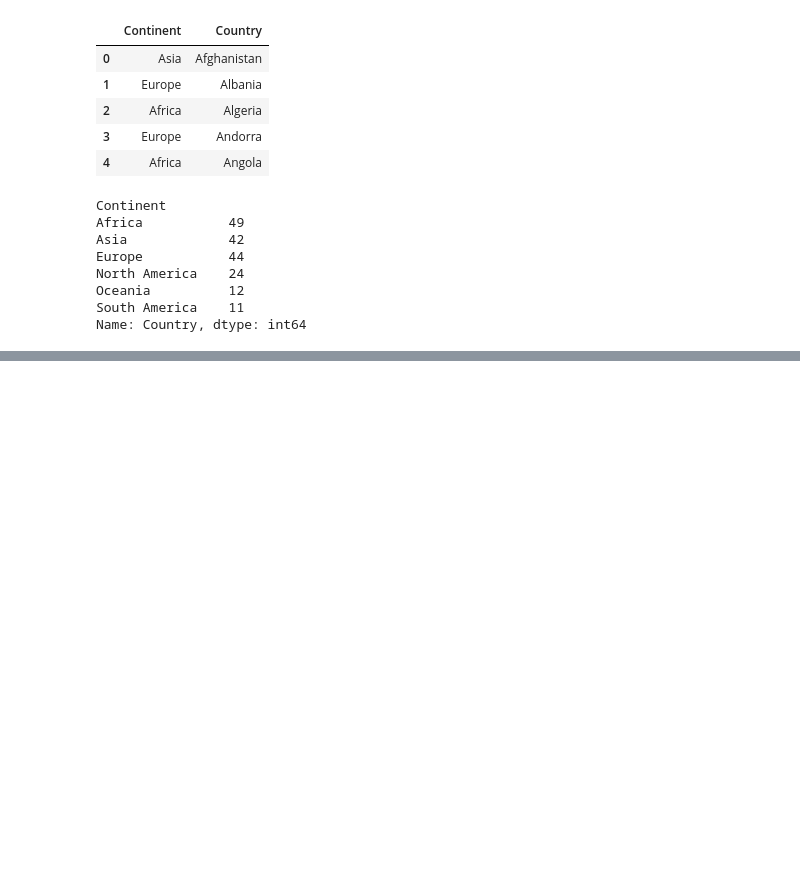
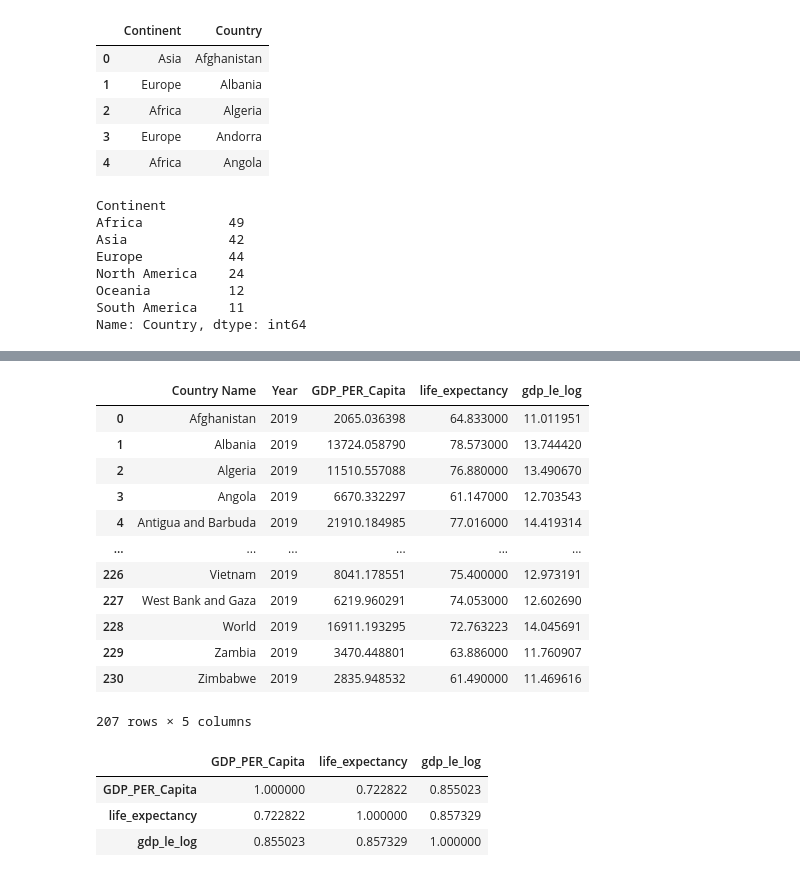
Before and after one commit to nss-data-science-cohort-6/un_data_question-tjsimpson524, a Jupyter notebook: notebooks/UN_Data_Exploration.ipynb, the cells around one changed output, grey strips where cells are left out. Cells and saved outputs as stored; diff of their text form; code cells hidden in the pictures; blank space fills up the shorter version.

```diff
--- a/notebooks/UN_Data_Exploration.ipynb
+++ b/notebooks/UN_Data_Exploration.ipynb
@@ -409,0 +597,27 @@ life_expectancy.melt(id_vars='Country Name')
+# %%
+gdp_le_2019['log'] = np.log2(gdp_le_2019['GDP_PER_Capita'])
+# %%
+gdp_le_2019['gdp_le_log'] = gdp_le_2019['log']
+# %%
+gdp_le_2019
+# %% [output]
+|  | Country Name | Year | GDP_PER_Capita | life_expectancy | gdp_le_log |
+| 0 | Afghanistan | 2019 | 2065.036398 | 64.833000 | 11.011951 |
+| 1 | Albania | 2019 | 13724.058790 | 78.573000 | 13.744420 |
+| 2 | Algeria | 2019 | 11510.557088 | 76.880000 | 13.490670 |
+| 3 | Angola | 2019 | 6670.332297 | 61.147000 | 12.703543 |
+| 4 | Antigua and Barbuda | 2019 | 21910.184985 | 77.016000 | 14.419314 |
+| ... | ... | ... | ... | ... | ... |
+| 226 | Vietnam | 2019 | 8041.178551 | 75.400000 | 12.973191 |
+| 227 | West Bank and Gaza | 2019 | 6219.960291 | 74.053000 | 12.602690 |
+| 228 | World | 2019 | 16911.193295 | 72.763223 | 14.045691 |
+| 229 | Zambia | 2019 | 3470.448801 | 63.886000 | 11.760907 |
+| 230 | Zimbabwe | 2019 | 2835.948532 | 61.490000 | 11.469616 |
+207 rows × 5 columns
+# %%
+gdp_le_2019.corr()
+# %% [output]
+|  | GDP_PER_Capita | life_expectancy | gdp_le_log |
+| GDP_PER_Capita | 1.000000 | 0.722822 | 0.855023 |
+| life_expectancy | 0.722822 | 1.000000 | 0.857329 |
+| gdp_le_log | 0.855023 | 0.857329 | 1.000000 |
```
Also changed, not shown: parts of 68 cells of this notebook.
